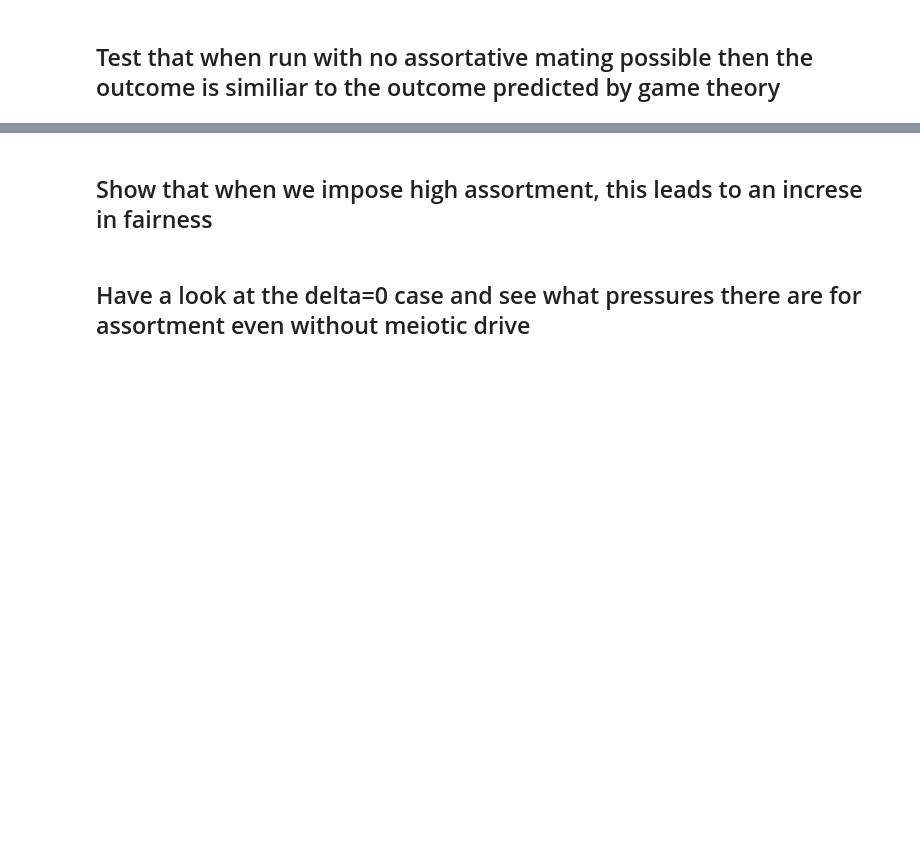
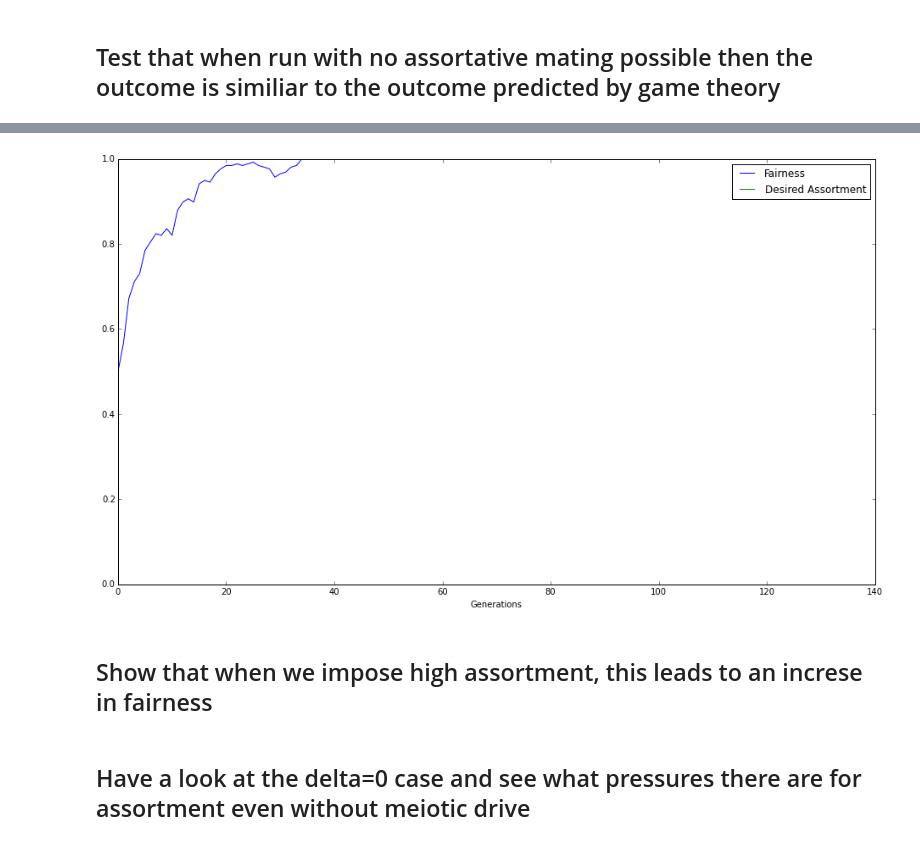
Before and after one commit to simontudge/assortative_mating, a Jupyter notebook: notebooks/first_experiments.ipynb, the cells around one changed output, grey strips where cells are left out. Drawn from its saved outputs; the diff is of its cells as text; code cells hidden in the pictures; blank space fills up the shorter version.

```diff
--- a/notebooks/first_experiments.ipynb
+++ b/notebooks/first_experiments.ipynb
@@ -24,3 +40,7 @@ mod.go()
+# %%
+mod.go()
+# %% [output]
+[figure, added]
 # %% [markdown]
 ## Show that when we impose high assortment, this leads to an increse in fairness
 # %% [markdown]
```
Also changed, not shown: parts of 7 cells of this notebook, 9 other files.
